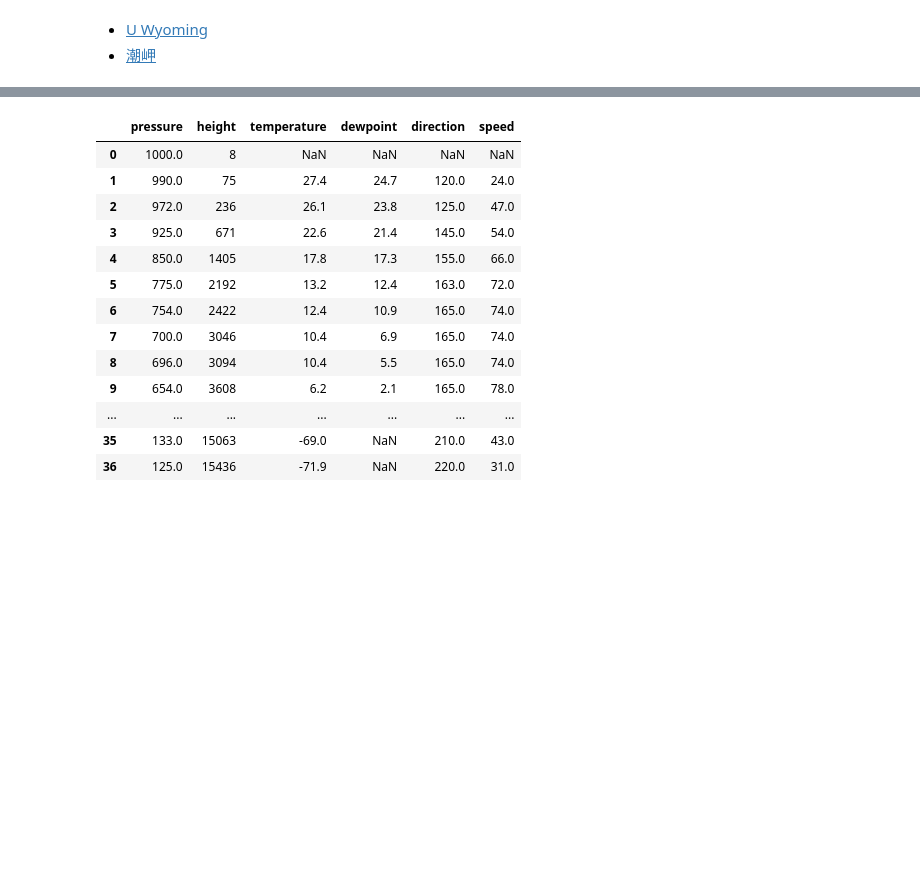
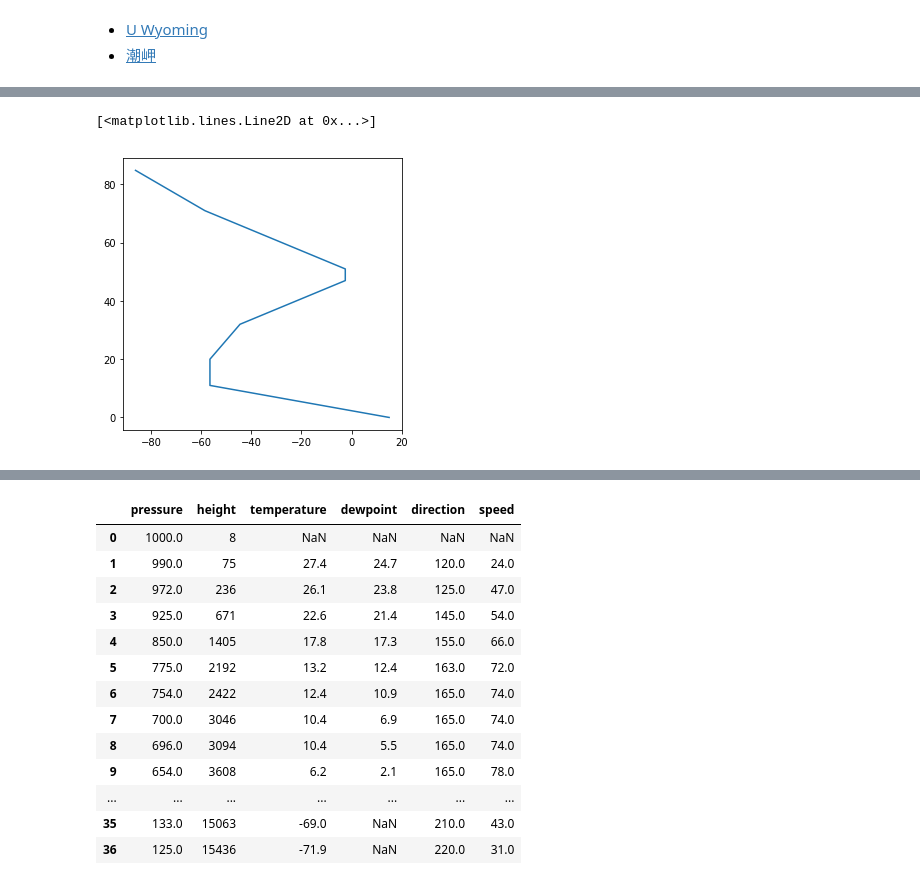
Before and after one commit to deepkick/dsss2018, a Jupyter notebook: Wyoming.ipynb, the cells around one changed output, grey strips where cells are left out. Drawn from its saved outputs; the diff is of its cells as text; code cells hidden in the pictures; blank space fills up the shorter version.

Commit message:
add matplotlib plots

```diff
--- a/Wyoming.ipynb
+++ b/Wyoming.ipynb
@@ -17,0 +14,10 @@ from metpy.units import units
+# %%
+%matplotlib inline
+import matplotlib.pyplot as plt
+fig, ax = plt.subplots(figsize=(5, 5))
+T = [15.0, -56.5, -56.5, -44.5, -2.5, -2.5, -58.5, -86.2]
+h = [0., 11, 20., 32., 47, 51., 71, 84.852]
+ax.plot(T, h)
+# %% [output]
+[<matplotlib.lines.Line2D at 0x...>]
+[figure, added]
```
Also changed, not shown: parts of 21 cells of this notebook.
